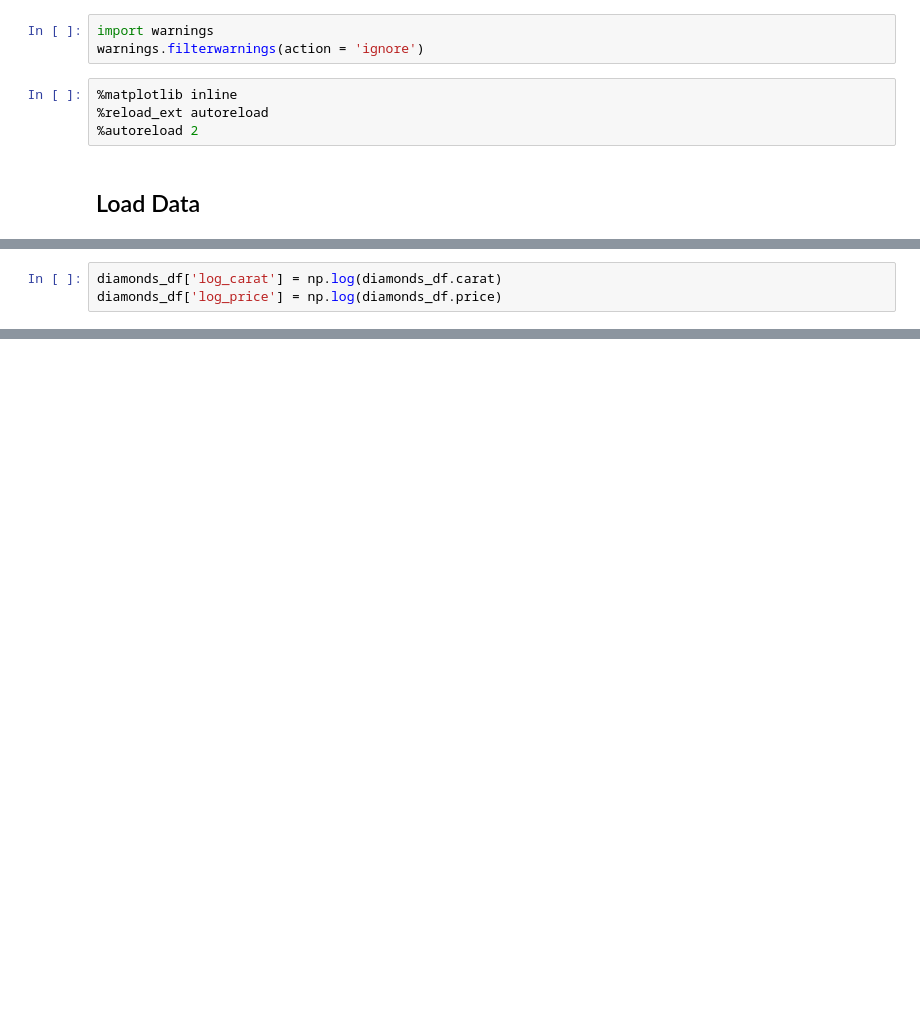
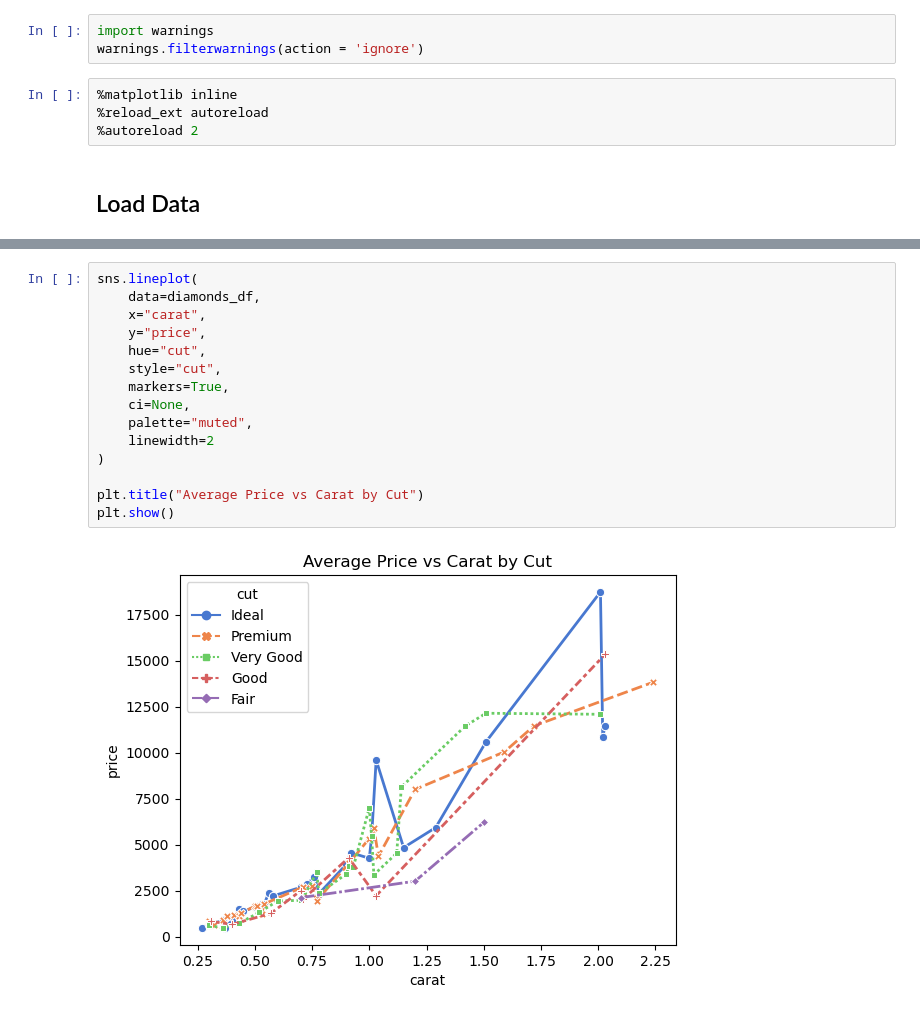
Before and after one commit to AmeUr56/Notes, a Jupyter notebook: Visualizations/Seaborn .ipynb, the cells around one changed output, grey strips where cells are left out. Cells and saved outputs as stored; diff of their text form; blank space fills up the shorter version.

```diff
--- a/Visualizations/Seaborn .ipynb
+++ b/Visualizations/Seaborn .ipynb
@@ -63,3 +27,0 @@ plt.show()
-# %%
-diamonds_df['log_carat'] = np.log(diamonds_df.carat)
-diamonds_df['log_price'] = np.log(diamonds_df.price)
@@ -125,0 +45,17 @@ sns.kdeplot(data=diamonds_df,x='price')
+# %%
+sns.lineplot(
+    data=diamonds_df,
+    x="carat",
+    y="price",
+    hue="cut",
+    style="cut",
+    markers=True,
+    ci=None,
+    palette="muted",
+    linewidth=2
+)
+
+plt.title("Average Price vs Carat by Cut")
+plt.show()
+# %% [output]
+[figure, added]
```
Also changed, not shown: parts of 56 cells of this notebook.
